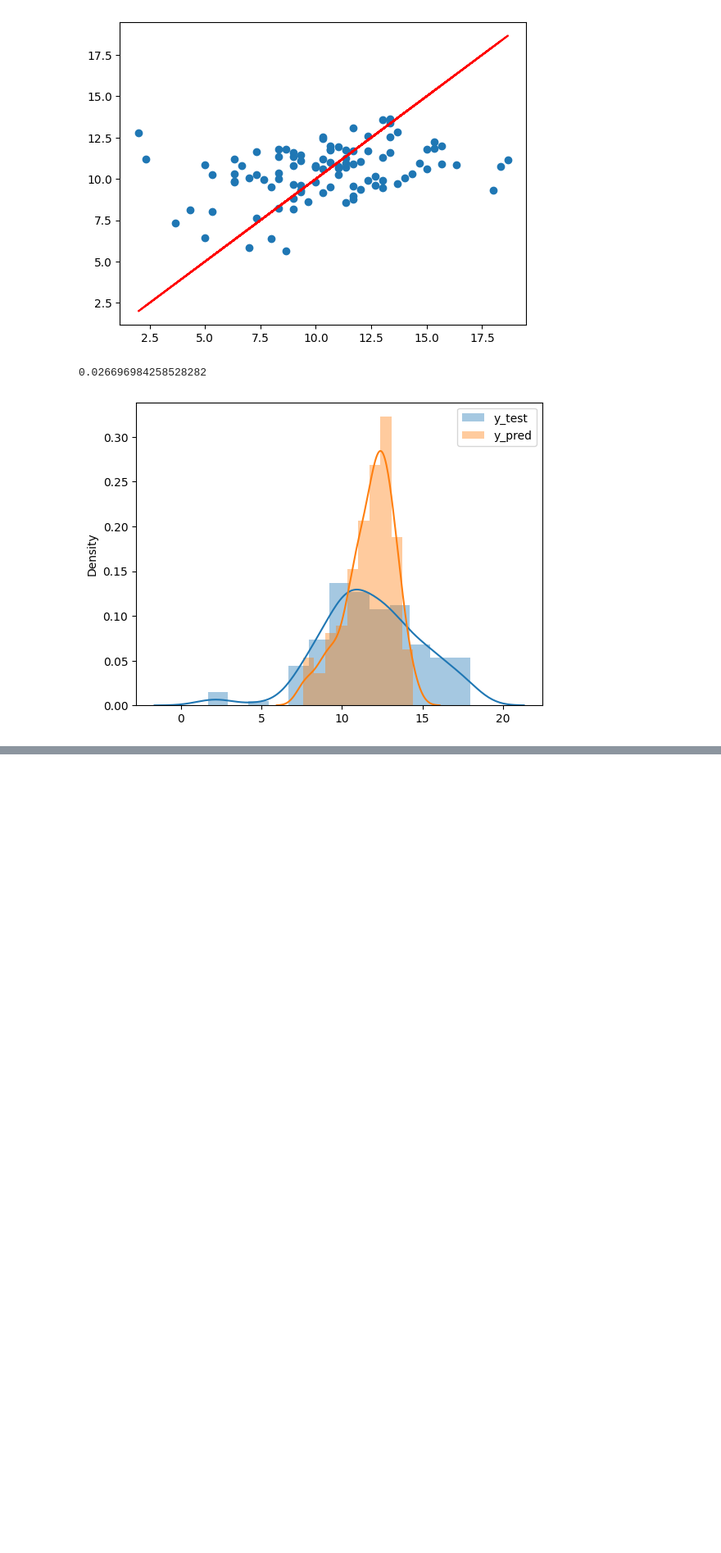
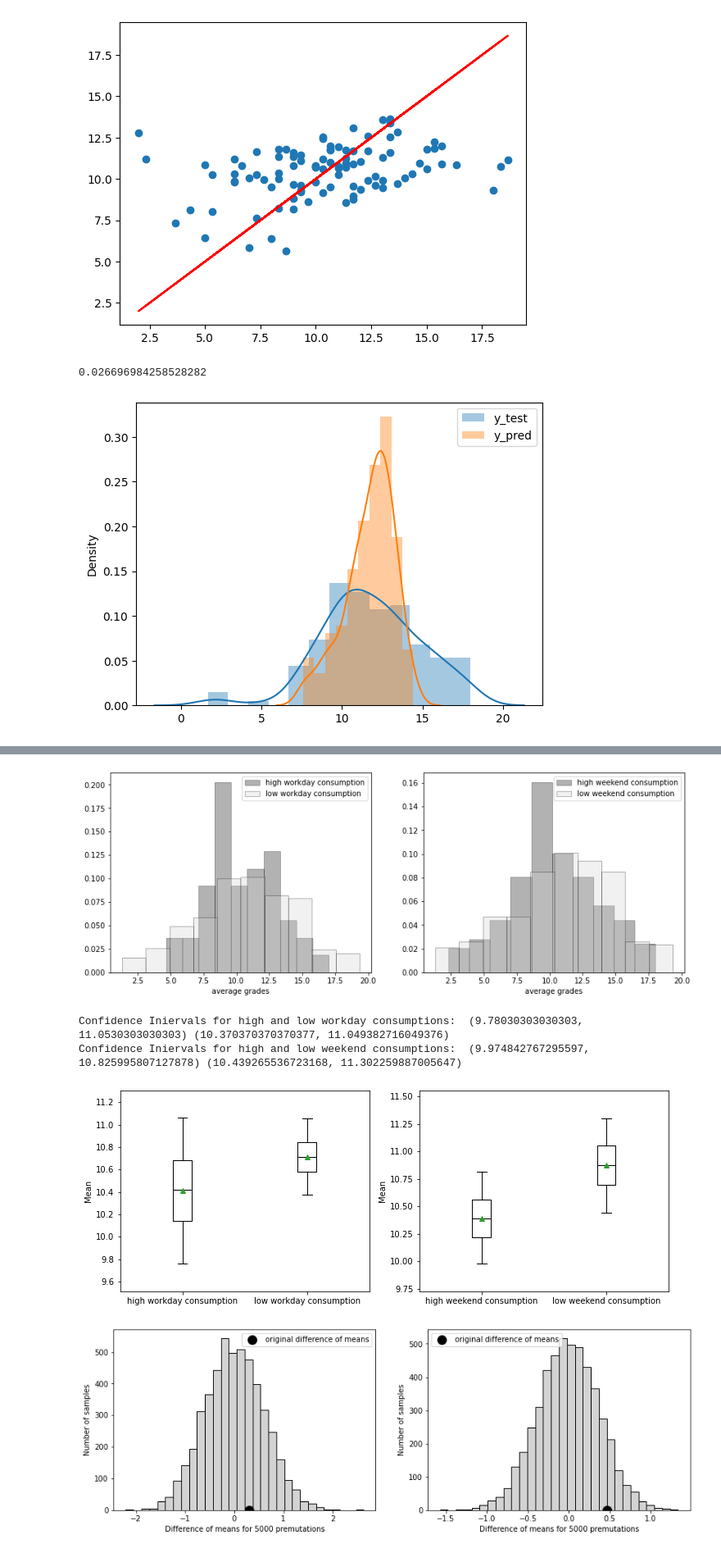
Before and after one commit to luizfysouza/SD201, a Jupyter notebook: Untitled.ipynb, the cells around one changed output, grey strips where cells are left out. Shown: that part at 82% size. Drawn from its saved outputs; the diff is of its cells as text; code cells hidden in the pictures; blank space fills up the shorter version.

```diff
--- a/Untitled.ipynb
+++ b/Untitled.ipynb
@@ -622,0 +719,9 @@ plt.legend()
+# %%
+data = pd.read_csv('data/Maths.csv')
+Tests(data)
+# %% [output]
+[figure, added]
+Confidence Iniervals for high and low workday consumptions:  (9.78030303030303, 11.0530303030303) (10.370370370370377, 11.049382716049376)
+Confidence Iniervals for high and low weekend consumptions:  (9.974842767295597, 10.825995807127878) (10.439265536723168, 11.302259887005647)
+[figure, added]
+[figure, added]
```
Also changed, not shown: parts of 6 cells of this notebook.
